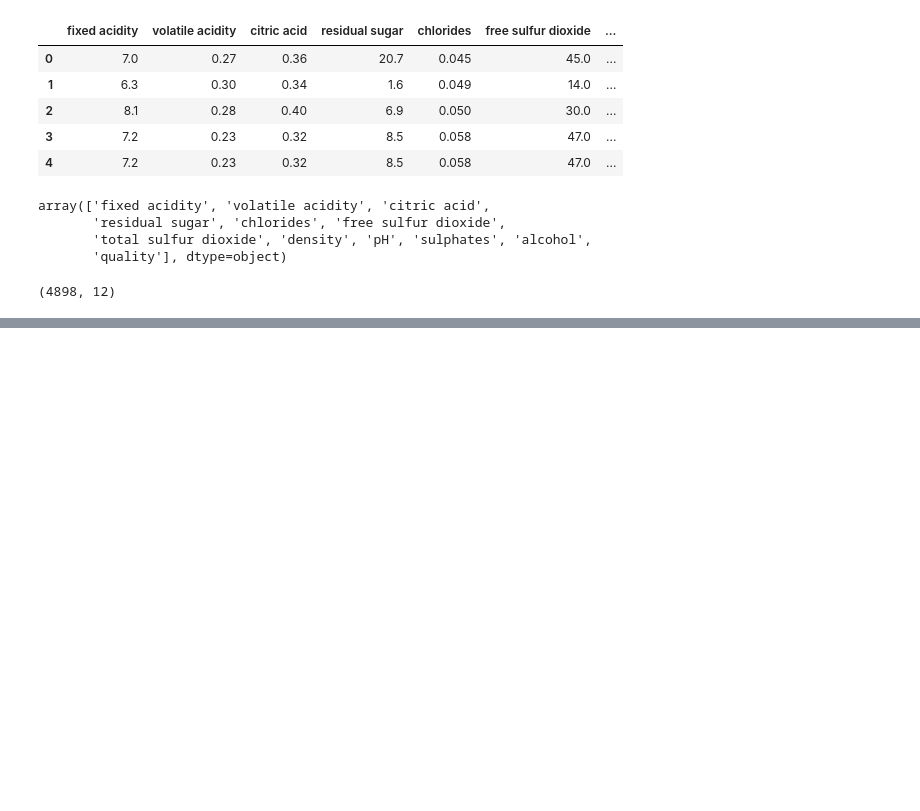
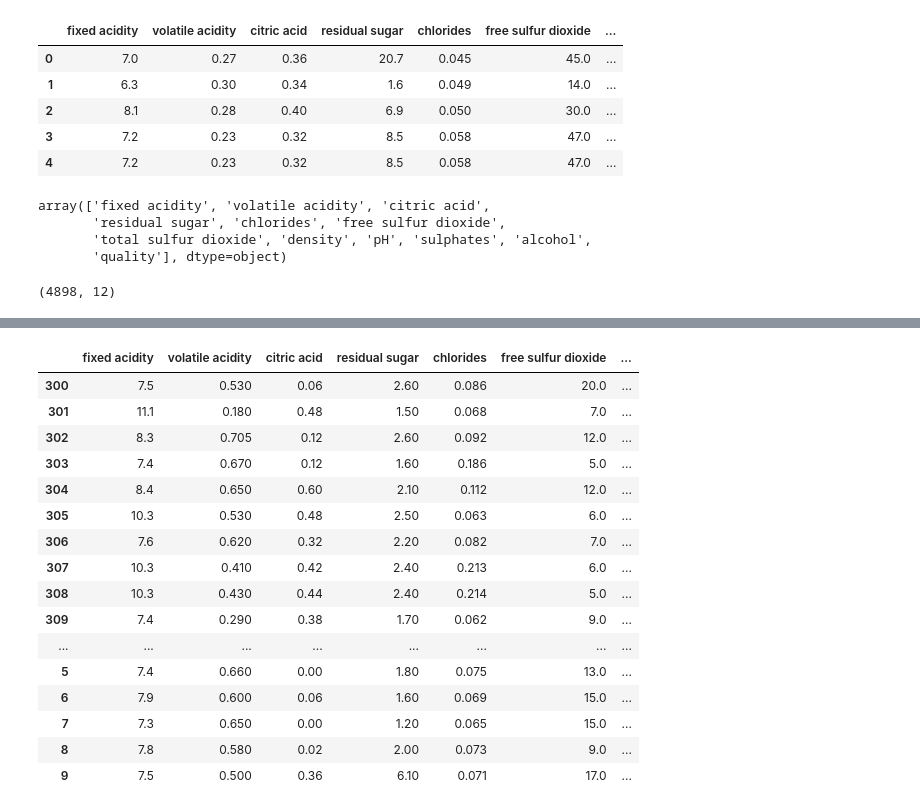
Before and after one commit to tomasvdh/python-ml-course, a Jupyter notebook: mynotebooks/T2 - 4 - Data Cleaning - Concatenación de datos.ipynb, the cells around one changed output, grey strips where cells are left out. Drawn from its saved outputs; the diff is of its cells as text; code cells hidden in the pictures; blank space fills up the shorter version.

```diff
--- a/mynotebooks/T2 - 4 - Data Cleaning - Concatenación de datos.ipynb
+++ b/mynotebooks/T2 - 4 - Data Cleaning - Concatenación de datos.ipynb
@@ -48,0 +107,20 @@ white_wine.shape
+# %%
+wine_scramble2
+# %% [output]
+|  | fixed acidity | volatile acidity | citric acid | residual sugar | chlorides | free sulfur dioxide | ... |
+| 300 | 7.5 | 0.530 | 0.06 | 2.60 | 0.086 | 20.0 | ... |
+| 301 | 11.1 | 0.180 | 0.48 | 1.50 | 0.068 | 7.0 | ... |
+| 302 | 8.3 | 0.705 | 0.12 | 2.60 | 0.092 | 12.0 | ... |
+| 303 | 7.4 | 0.670 | 0.12 | 1.60 | 0.186 | 5.0 | ... |
+| 304 | 8.4 | 0.650 | 0.60 | 2.10 | 0.112 | 12.0 | ... |
+| 305 | 10.3 | 0.530 | 0.48 | 2.50 | 0.063 | 6.0 | ... |
+| 306 | 7.6 | 0.620 | 0.32 | 2.20 | 0.082 | 7.0 | ... |
+| 307 | 10.3 | 0.410 | 0.42 | 2.40 | 0.213 | 6.0 | ... |
+| 308 | 10.3 | 0.430 | 0.44 | 2.40 | 0.214 | 5.0 | ... |
+| 309 | 7.4 | 0.290 | 0.38 | 1.70 | 0.062 | 9.0 | ... |
+| ... | ... | ... | ... | ... | ... | ... | ... |
+| 5 | 7.4 | 0.660 | 0.00 | 1.80 | 0.075 | 13.0 | ... |
+| 6 | 7.9 | 0.600 | 0.06 | 1.60 | 0.069 | 15.0 | ... |
+| 7 | 7.3 | 0.650 | 0.00 | 1.20 | 0.065 | 15.0 | ... |
+| 8 | 7.8 | 0.580 | 0.02 | 2.00 | 0.073 | 9.0 | ... |
+| 9 | 7.5 | 0.500 | 0.36 | 6.10 | 0.071 | 17.0 | ... |
```
Also changed, not shown: parts of 10 cells of this notebook.
